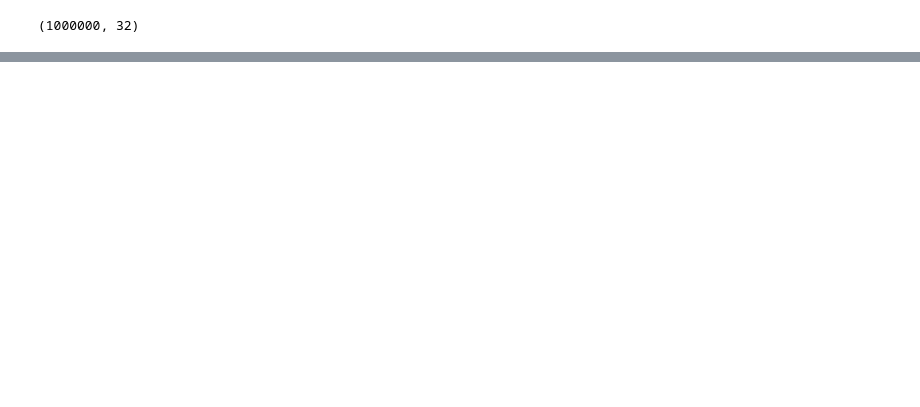
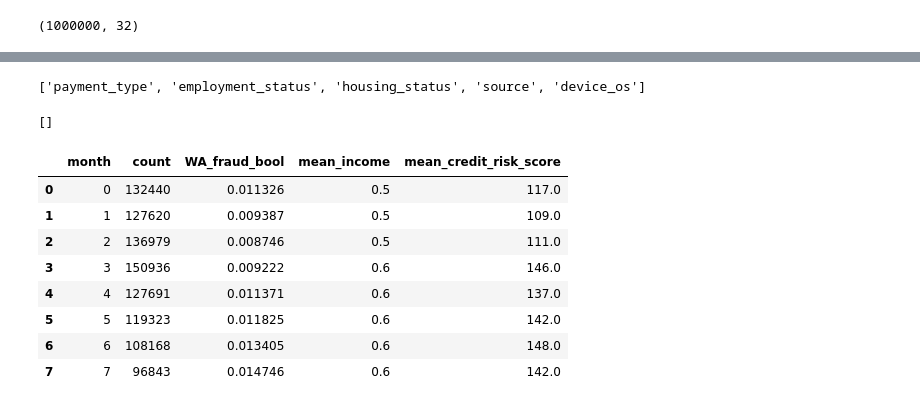
Before and after one commit to zzstephen/fraud_detection, a Jupyter notebook: EDA/read_data.ipynb, the cells around one changed output, grey strips where cells are left out. Drawn from its saved outputs; the diff is of its cells as text; code cells hidden in the pictures; blank space fills up the shorter version.

```diff
--- a/EDA/read_data.ipynb
+++ b/EDA/read_data.ipynb
@@ -22,0 +105,4 @@ raw_data.shape
+# %%
+str_vars
+# %% [output]
+['payment_type', 'employment_status', 'housing_status', 'source', 'device_os']
@@ -22,0 +111,4 @@ raw_data.shape
+# %%
+oth_vars
+# %% [output]
+[]
@@ -22,0 +120,16 @@ raw_data.shape
+# %%
+raw_data['orig_weight'] = 1
+# %%
+summary_by_month = pivot(raw_data, varlist={'fraud_bool':('weighted_avg','orig_weight'),'income':'mean',
+                                            'credit_risk_score':'mean'}, by_vars = ['month'])
+summary_by_month
+# %% [output]
+|  | month | count | WA_fraud_bool | mean_income | mean_credit_risk_score |
+| 0 | 0 | 132440 | 0.011326 | 0.5 | 117.0 |
+| 1 | 1 | 127620 | 0.009387 | 0.5 | 109.0 |
+| 2 | 2 | 136979 | 0.008746 | 0.5 | 111.0 |
+| 3 | 3 | 150936 | 0.009222 | 0.6 | 146.0 |
+| 4 | 4 | 127691 | 0.011371 | 0.6 | 137.0 |
+| 5 | 5 | 119323 | 0.011825 | 0.6 | 142.0 |
+| 6 | 6 | 108168 | 0.013405 | 0.6 | 148.0 |
+| 7 | 7 | 96843 | 0.014746 | 0.6 | 142.0 |
```
Also changed, not shown: parts of 38 cells of this notebook.
